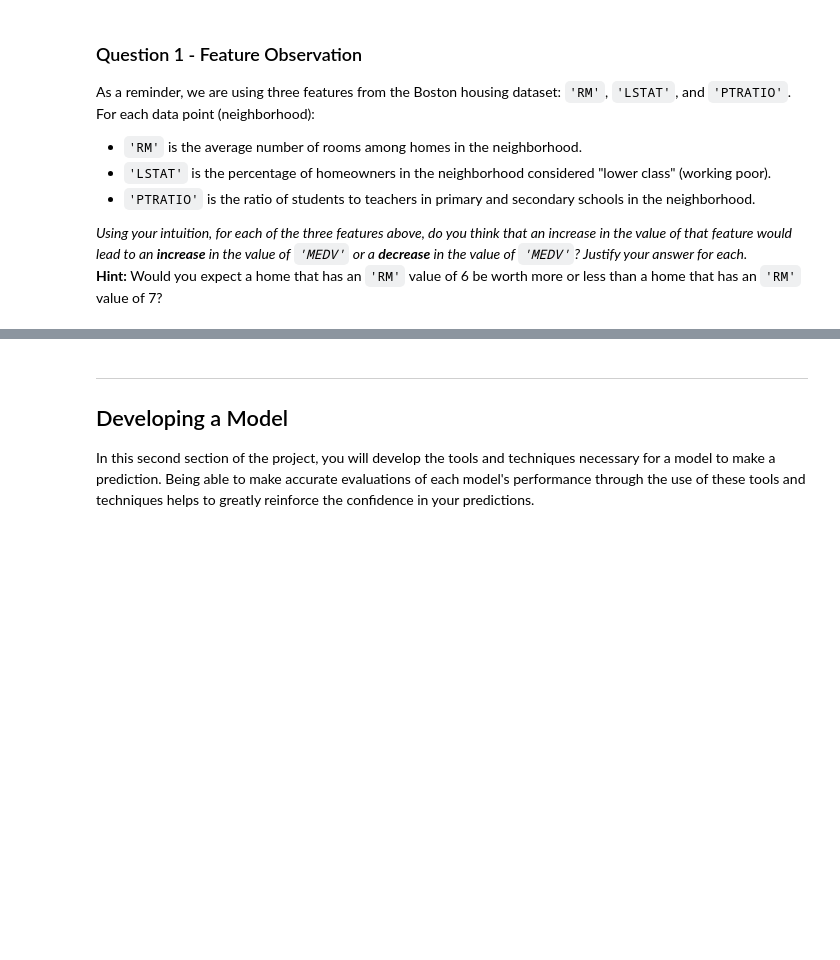
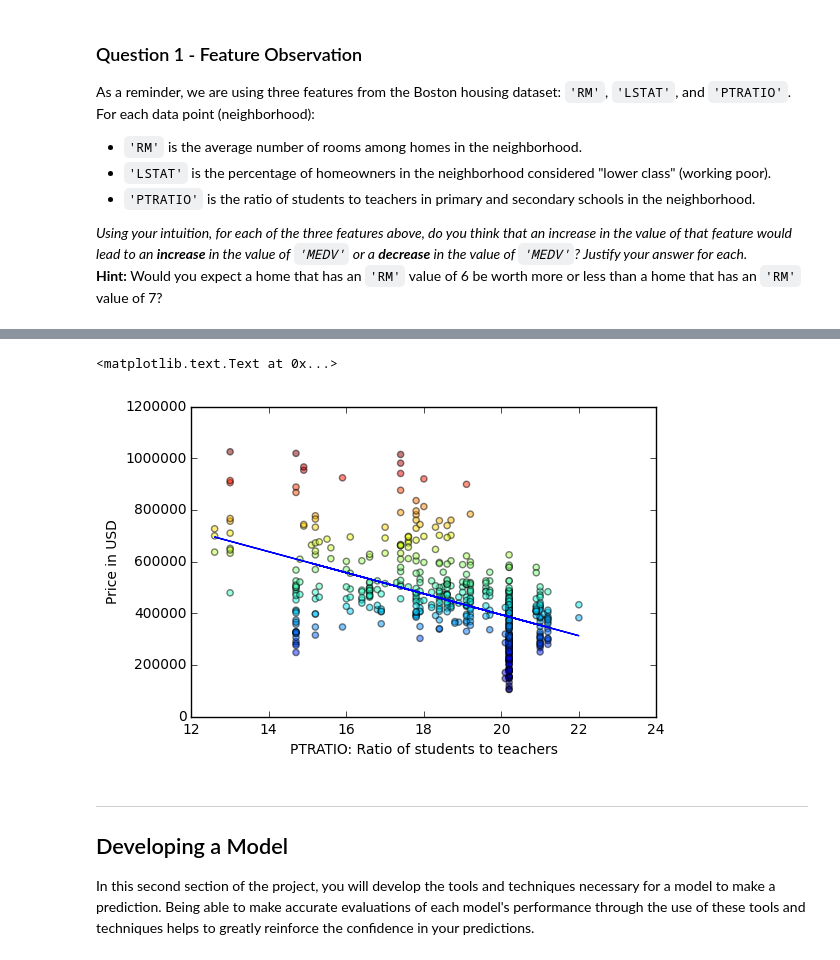
Before and after one commit to DominicSchwoebel/MLND-P1-Predicting-Boston-Housing-Prices, a Jupyter notebook: boston_housing.ipynb, the cells around one changed output, grey strips where cells are left out. Drawn from its saved outputs; the diff is of its cells as text; code cells hidden in the pictures; blank space fills up the shorter version.

```diff
--- a/boston_housing.ipynb
+++ b/boston_housing.ipynb
@@ -171,3 +198,14 @@ _Using your intuition, for each of the three features above, do you think that a
+# %%
+reshapedRatioData = data['PTRATIO'].reshape(-1, 1)
+linearRegression.fit(reshapedRatioData, prices)
+
+plt.plot(reshapedRatioData, linearRegression.predict(reshapedRatioData), color='blue', linewidth=1)
+plt.scatter(reshapedRatioData, prices, alpha=0.5, c=prices)
+plt.xlabel('PTRATIO: Ratio of students to teachers')
+plt.ylabel('Price in USD')
+# %% [output]
+<matplotlib.text.Text at 0x...>
+[figure, added]
 # %% [markdown]
 ----
 
```
Also changed, not shown: parts of 8 cells of this notebook.
